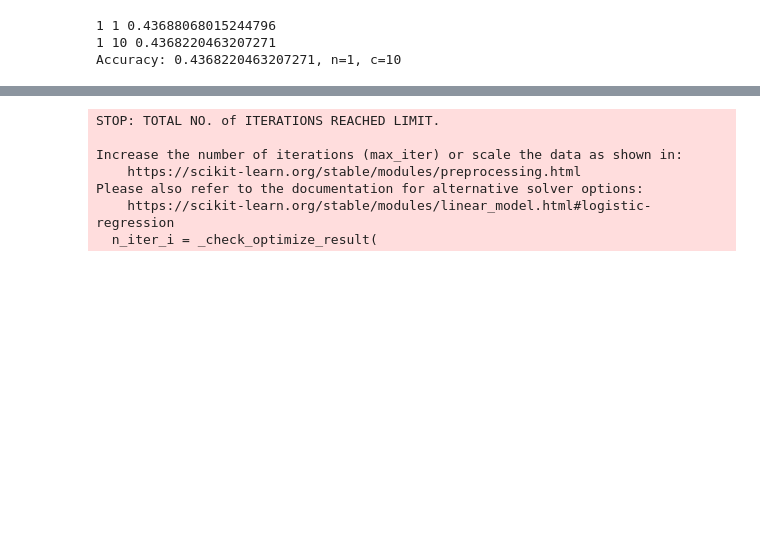
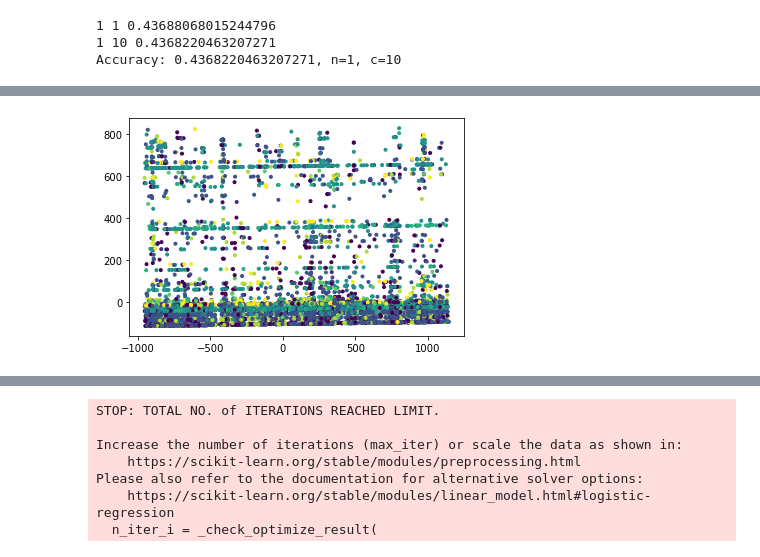
Before and after one commit to zaccmeyer/2020Crime, a Jupyter notebook: mckaycrime.ipynb, the cells around one changed output, grey strips where cells are left out. Cells and saved outputs as stored; diff of their text form; code cells hidden in the pictures; blank space fills up the shorter version.

```diff
--- a/mckaycrime.ipynb
+++ b/mckaycrime.ipynb
@@ -393,0 +447,11 @@ Accuracy: 0.4368220463207271, n=1, c=10
+# %%
+le = LabelEncoder()
+y = le.fit_transform(crime_data['Crm Cd']) #labels of crime types
+X=new_df #other data associated with crimes
+X_train,X_test,y_train, y_test = train_test_split(X,y, test_size = 0.3, random_state=66)
+pca=PCA(n_components=2)
+Xtest2d=pca.fit_transform(X_test)
+plt.scatter(Xtest2d[:,0], Xtest2d[:,1], marker='.', c=y_test)
+plt.show()
+# %% [output]
+[figure, added]
```
Also changed, not shown: parts of 9 cells of this notebook, 1 other file.
